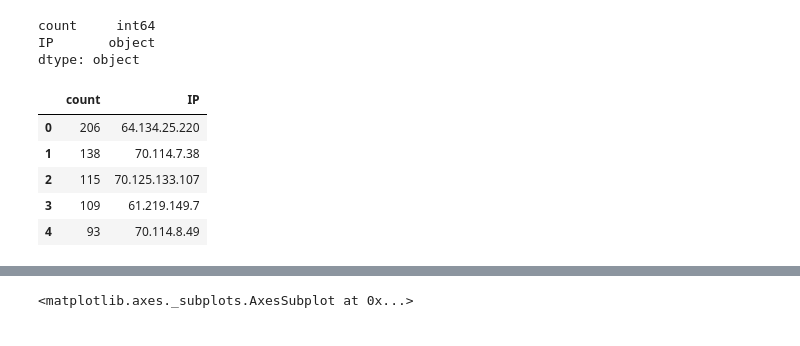
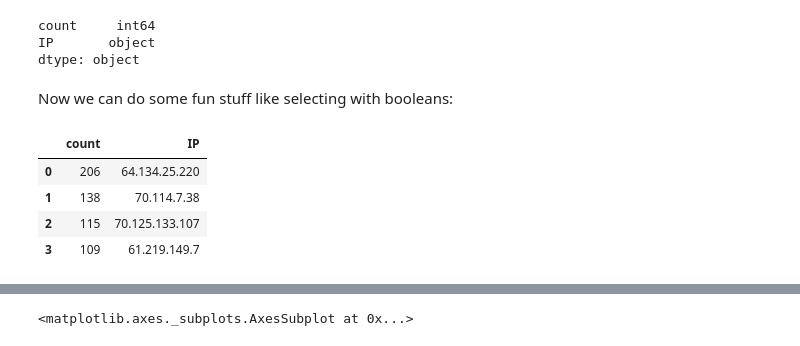
Before and after one commit to epequeno/acpg-may2015, a Jupyter notebook: pandas.ipynb, the cells around one changed output, grey strips where cells are left out. Cells and saved outputs as stored; diff of their text form; code cells hidden in the pictures.

```diff
--- a/pandas.ipynb
+++ b/pandas.ipynb
@@ -86,12 +97,13 @@ df.dtypes
 count     int64
 IP       object
 dtype: object
-# %%
-df.head()
-# %% [output]
-|  | count | IP |
-| 0 | 206 | 64.134.25.220 |
-| 1 | 138 | 70.114.7.38 |
-| 2 | 115 | 70.125.133.107 |
-| 3 | 109 | 61.219.149.7 |
-| 4 | 93 | 70.114.8.49 |
+# %% [markdown]
+Now we can do some fun stuff like selecting with booleans:
+# %%
+df[df['count'] > 100]
+# %% [output]
+|  | count | IP |
+| 0 | 206 | 64.134.25.220 |
+| 1 | 138 | 70.114.7.38 |
+| 2 | 115 | 70.125.133.107 |
+| 3 | 109 | 61.219.149.7 |
```
Also changed, not shown: parts of 14 cells of this notebook, 1 other file.
